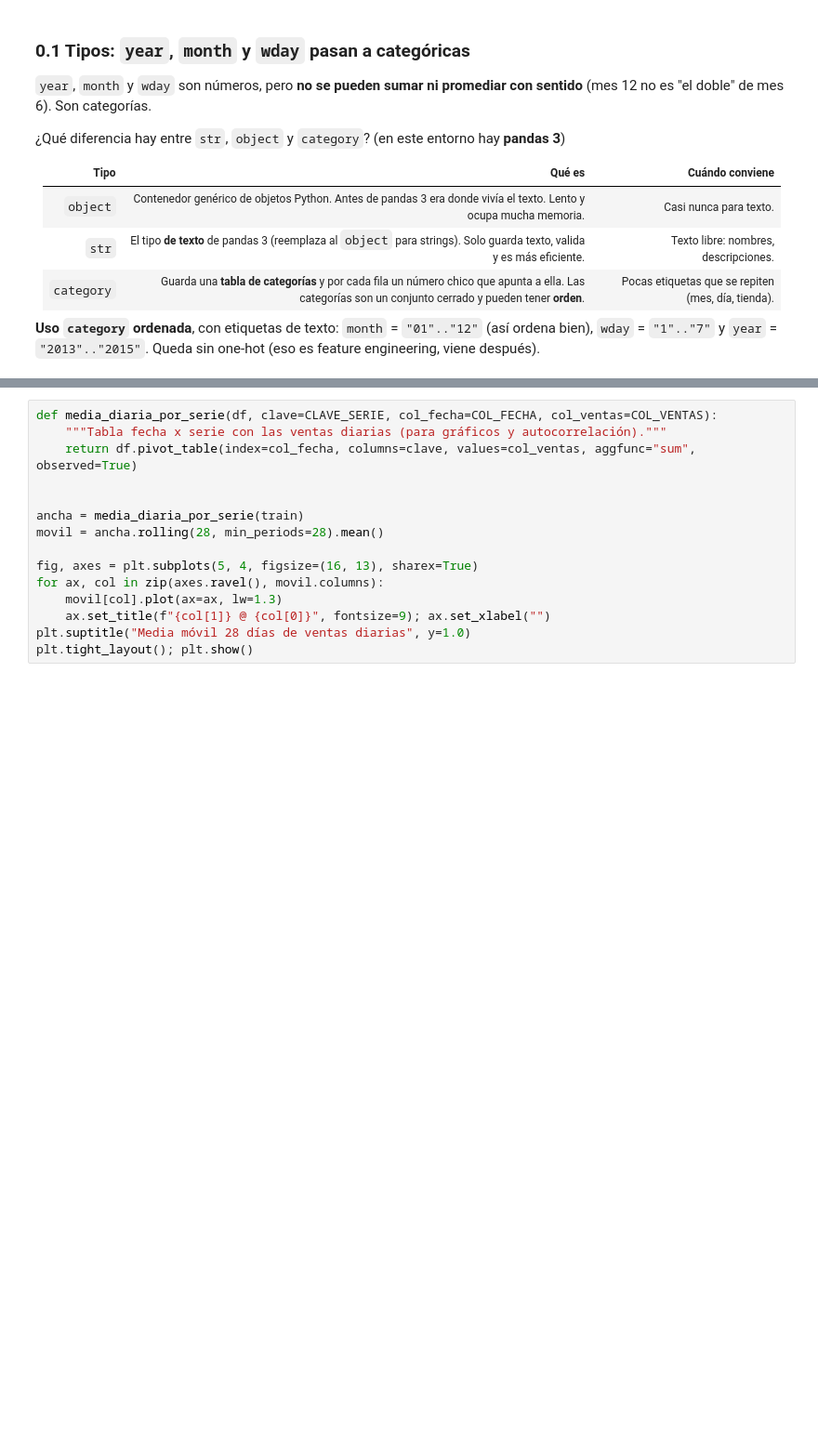
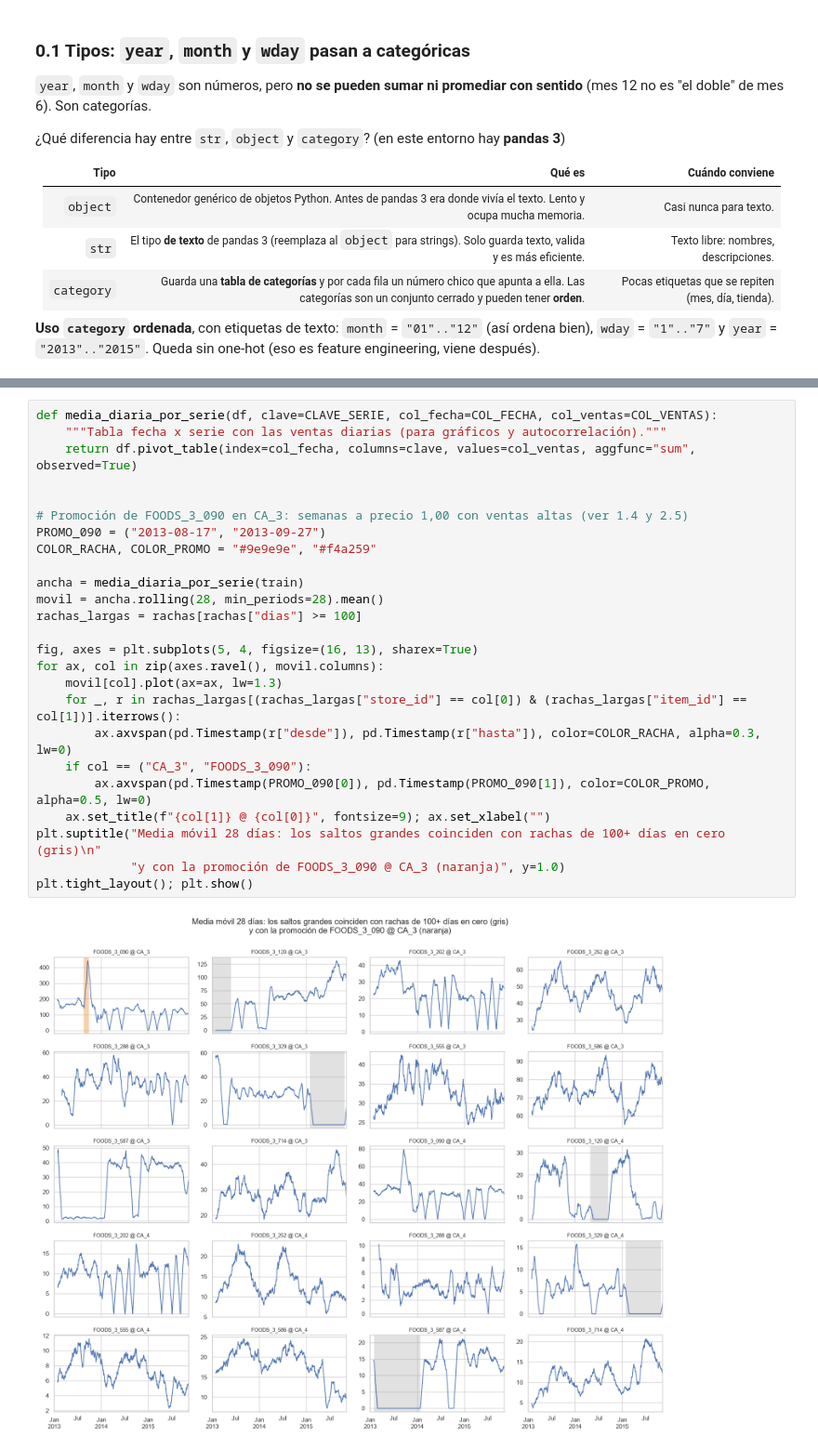
Before and after one commit to agus-chaud/forecasting-retail, a Jupyter notebook: 03_notebooks/03_Calidad_Datos_EDA.ipynb, the cells around one changed output, grey strips where cells are left out. Shown at 93% size. Saved outputs shown, nothing was run; the diff lists cells and outputs as text; blank space fills up the shorter version.

```diff
--- a/03_notebooks/03_Calidad_Datos_EDA.ipynb
+++ b/03_notebooks/03_Calidad_Datos_EDA.ipynb
@@ -399,18 +668,30 @@ Media móvil de 28 días (4 semanas exactas, así cada día de la semana pesa ig
 # %%
 def media_diaria_por_serie(df, clave=CLAVE_SERIE, col_fecha=COL_FECHA, col_ventas=COL_VENTAS):
     """Tabla fecha x serie con las ventas diarias (para gráficos y autocorrelación)."""
     return df.pivot_table(index=col_fecha, columns=clave, values=col_ventas, aggfunc="sum", observed=True)
 
 
+# Promoción de FOODS_3_090 en CA_3: semanas a precio 1,00 con ventas altas (ver 1.4 y 2.5)
+PROMO_090 = ("2013-08-17", "2013-09-27")
+COLOR_RACHA, COLOR_PROMO = "#9e9e9e", "#f4a259"
+
 ancha = media_diaria_por_serie(train)
 movil = ancha.rolling(28, min_periods=28).mean()
+rachas_largas = rachas[rachas["dias"] >= 100]
 
 fig, axes = plt.subplots(5, 4, figsize=(16, 13), sharex=True)
 for ax, col in zip(axes.ravel(), movil.columns):
     movil[col].plot(ax=ax, lw=1.3)
+    for _, r in rachas_largas[(rachas_largas["store_id"] == col[0]) & (rachas_largas["item_id"] == col[1])].iterrows():
+        ax.axvspan(pd.Timestamp(r["desde"]), pd.Timestamp(r["hasta"]), color=COLOR_RACHA, alpha=0.3, lw=0)
+    if col == ("CA_3", "FOODS_3_090"):
+        ax.axvspan(pd.Timestamp(PROMO_090[0]), pd.Timestamp(PROMO_090[1]), color=COLOR_PROMO, alpha=0.5, lw=0)
     ax.set_title(f"{col[1]} @ {col[0]}", fontsize=9); ax.set_xlabel("")
-plt.suptitle("Media móvil 28 días de ventas diarias", y=1.0)
+plt.suptitle("Media móvil 28 días: los saltos grandes coinciden con rachas de 100+ días en cero (gris)\n"
+             "y con la promoción de FOODS_3_090 @ CA_3 (naranja)", y=1.0)
 plt.tight_layout(); plt.show()
+# %% [output]
+[figure, added]
 # %%
 def tendencia_por_serie(df, anio_a, anio_b, clave=CLAVE_SERIE, col_fecha=COL_FECHA, col_ventas=COL_VENTAS):
     """Media diaria de dos años completos y el cambio % de uno al otro, por serie."""
```
Also changed, not shown: parts of 63 cells of this notebook.
